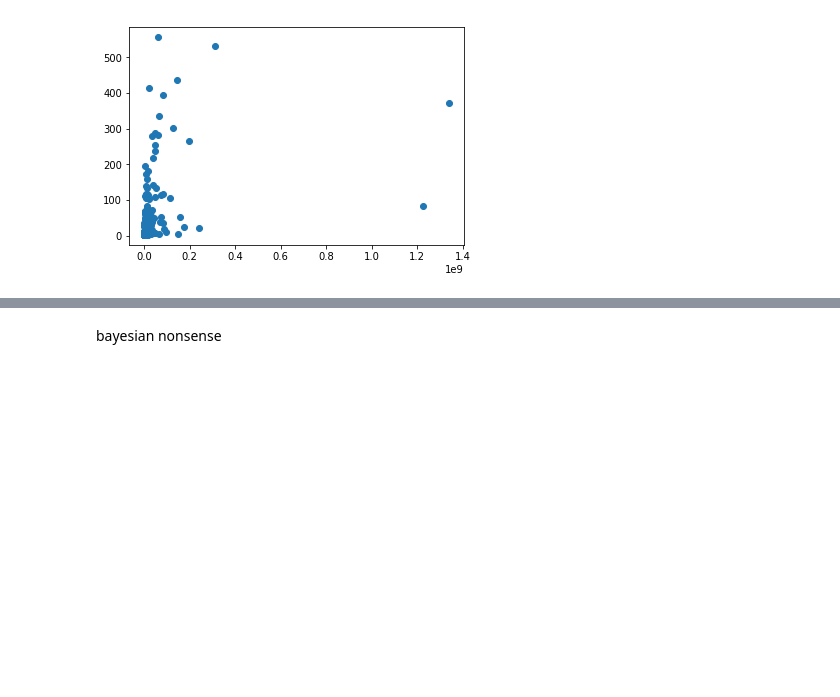
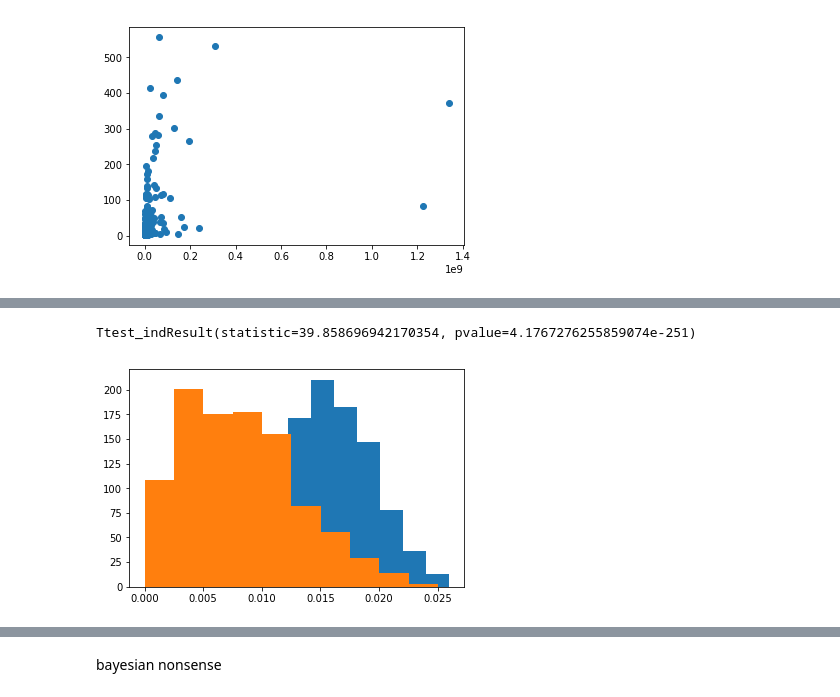
Before and after one commit to rab170/research-methods, a Jupyter notebook: olympics-hypothesis-testing/hypothesis_testing.ipynb, the cells around one changed output, grey strips where cells are left out. Saved outputs shown, nothing was run; the diff lists cells and outputs as text; code cells hidden in the pictures; blank space fills up the shorter version.

```diff
--- a/olympics-hypothesis-testing/hypothesis_testing.ipynb
+++ b/olympics-hypothesis-testing/hypothesis_testing.ipynb
@@ -81,3 +110,10 @@ def centeral_limit_theorem_samples(split_with, N = 30, M = 1000):
+# %%
+plt.hist(mu['above']['Bronze.Per.100K.pop'])
+plt.hist(mu['below']['Bronze.Per.100K.pop'])
+stats.ttest_ind(mu['above']['Bronze.Per.100K.pop'], mu['below']['Bronze.Per.100K.pop'], equal_var=False)
+# %% [output]
+Ttest_indResult(statistic=39.858696942170354, pvalue=4.1767276255859074e-251)
+[figure, added]
 # %%
 for split_condition in ['GDP.2011', 'pop.2010']:
     (samples, mu) = centeral_limit_theorem_samples(split_condition)
```
Also changed, not shown: parts of 11 cells of this notebook.
